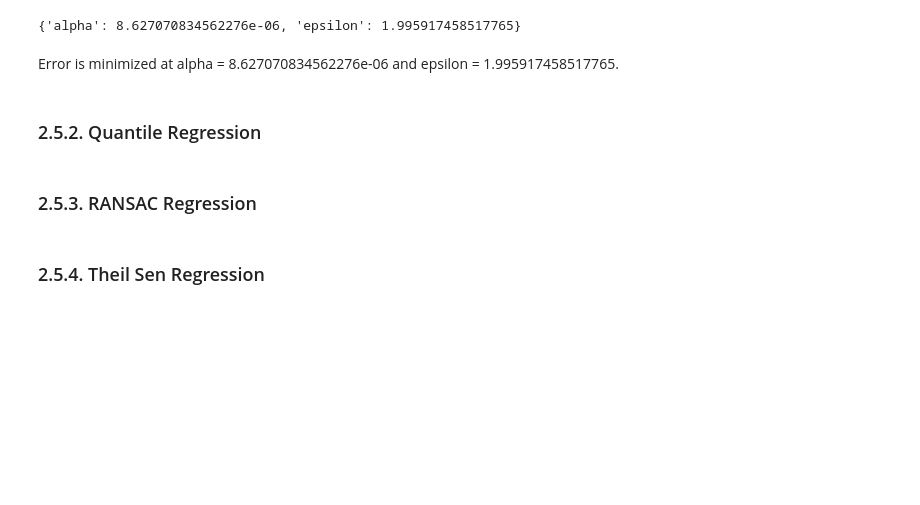
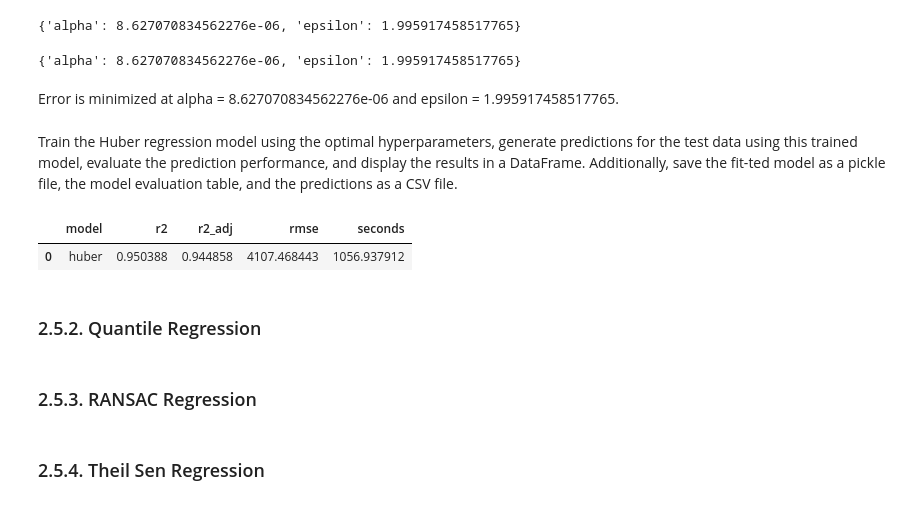
Before and after one commit to JAlbertOfficial/autoscout24-car-price-prediction, a Jupyter notebook: notebooks/3.0-ja-model-train-hyperparameter-tuning.ipynb, the cells around one changed output. Saved outputs shown, nothing was run; the diff lists cells and outputs as text; code cells hidden in the pictures; blank space fills up the shorter version.

Commit message:
feat: train huber regression model  with optimal hyperparameter, generate test predictions, evaluate performance, and save results as pkl and csv files

```diff
--- a/notebooks/3.0-ja-model-train-hyperparameter-tuning.ipynb
+++ b/notebooks/3.0-ja-model-train-hyperparameter-tuning.ipynb
@@ -525,5 +525,38 @@ huber_fine_best_params
 [I 2024-02-10 15:05:52,335] Trial 18 finished with value: 0.1692286120387035 and parameters: {'alpha': 9.104614933675814e-06, 'epsilon': 1.986616205097269}. Best is trial 10 with value: 0.169219272254 ...
 [I 2024-02-10 15:07:57,811] Trial 19 finished with value: 0.16962897613266864 and parameters: {'alpha': 5.509361416140461e-06, 'epsilon': 1.9659346578804895}. Best is trial 10 with value: 0.1692192722 ...
 {'alpha': 8.627070834562276e-06, 'epsilon': 1.995917458517765}
+# %%
+huber_fine_best_params
+# %% [output]
+{'alpha': 8.627070834562276e-06, 'epsilon': 1.995917458517765}
 # %% [markdown]
 Error is minimized at alpha = 8.627070834562276e-06 and epsilon = 1.995917458517765.
+# %% [markdown]
+Train the Huber regression model using the optimal hyperparameters, generate predictions for the test data using this trained model, evaluate the prediction performance, and display the results in a DataFrame. Additionally, save the fit-ted model as a pickle file, the model evaluation table, and the predictions as a CSV file.
+# %%
+huber_model = HuberRegressor(alpha=huber_fine_best_params['alpha'], epsilon=huber_fine_best_params['epsilon'], max_iter=10000)
+huber_start = datetime.now()
+huber_model.fit(X_train, y_train.values.ravel())
+huber_pred = huber_model.predict(X_test)
+huber_stop = datetime.now()
+huber_delta = huber_stop - huber_start
+# %%
+huber_pred_inverse = np.expm1(huber_pred)
+
+huber_r2 = r2_score(y_test, huber_pred_inverse)
+huber_r2_adj = 1 - (1 - huber_r2) * ((len(X_test) - 1) / (len(X_test) - len(X_test.columns) - 1))
+huber_rmse = np.sqrt(mean_squared_error(y_test, huber_pred_inverse))
+huber_seconds = huber_delta.seconds + huber_delta.microseconds/1E6
+
+huber_evaluation = pd.DataFrame({
+    'model': ['huber'],
+    'r2': [huber_r2],
+    'r2_adj': [huber_r2_adj],
+    'rmse': [huber_rmse],
+    'seconds': [huber_seconds]
+})
+
+huber_evaluation
+# %% [output]
+|  | model | r2 | r2_adj | rmse | seconds |
+| 0 | huber | 0.950388 | 0.944858 | 4107.468443 | 1056.937912 |
```
Also changed, not shown: parts of 3 cells of this notebook.
